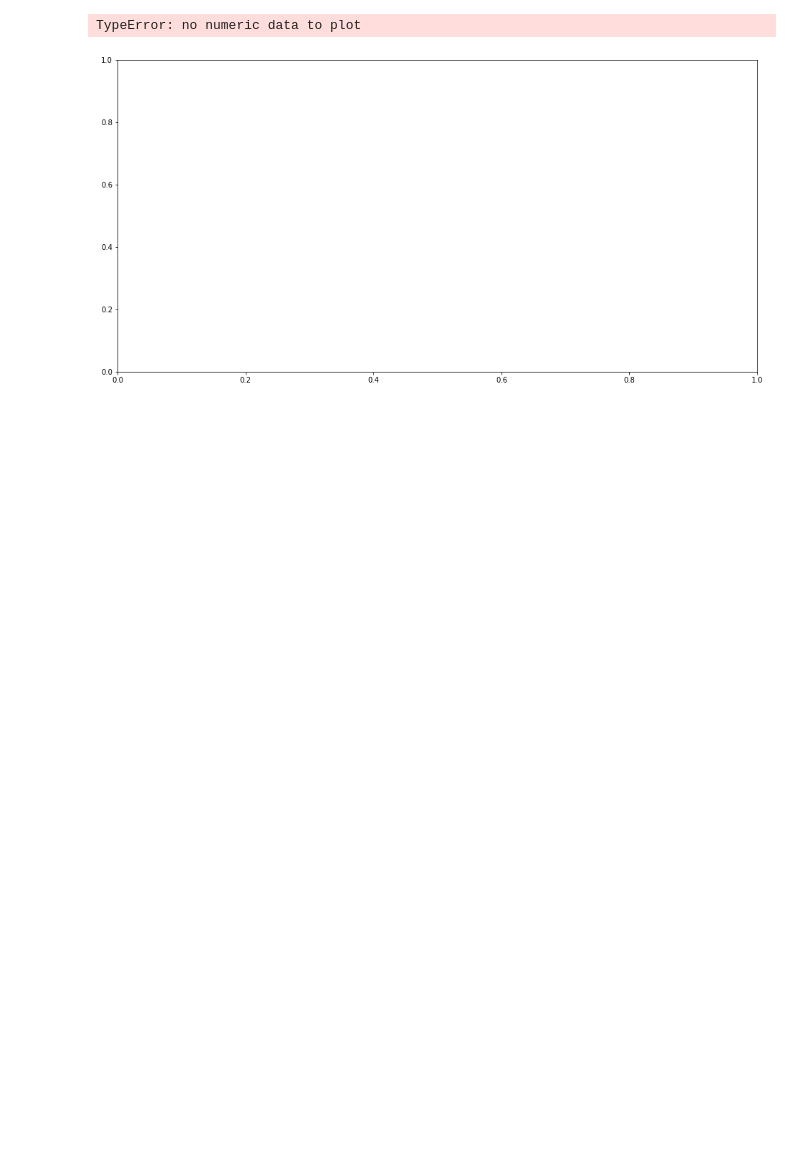
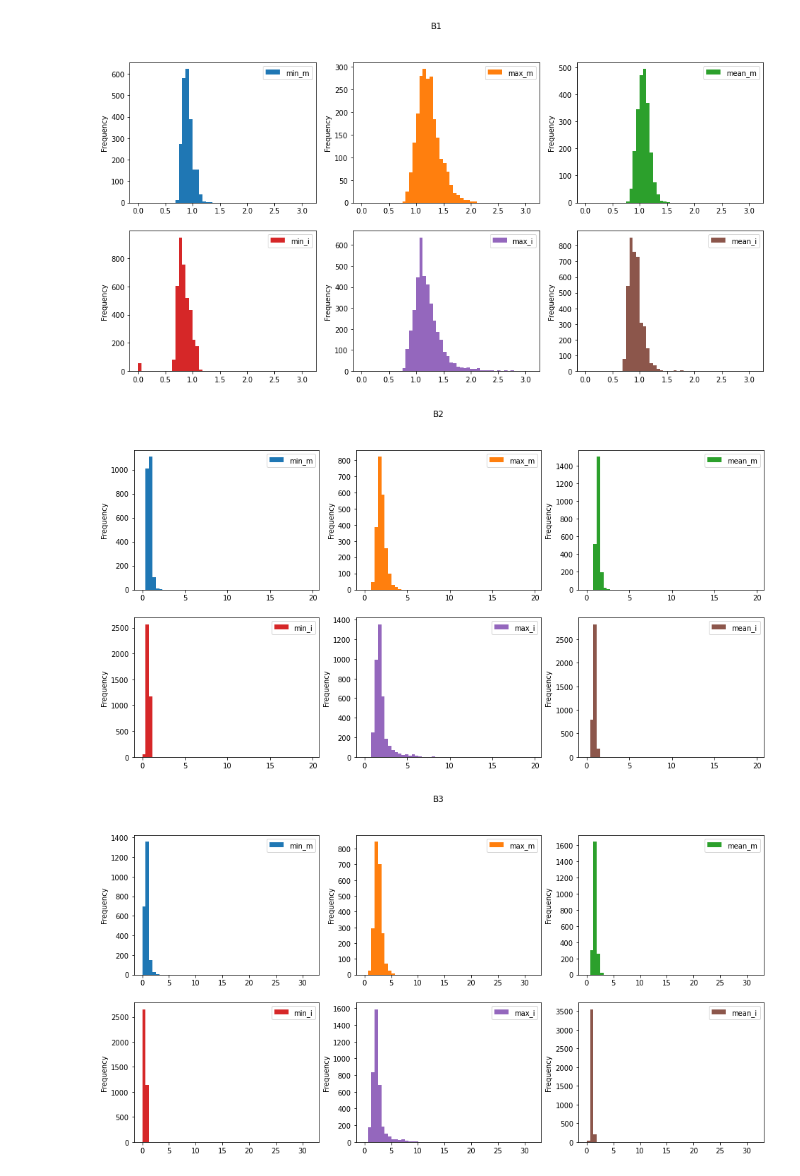
Before and after one commit to SERRA17/landslide-susceptibility, a Jupyter notebook: Analisis de imágenes.ipynb, the cells around one changed output. Drawn from its saved outputs; the diff is of its cells as text; code cells hidden in the pictures; blank space fills up the shorter version.

```diff
--- a/Analisis de imágenes.ipynb
+++ b/Analisis de imágenes.ipynb
@@ -8,3 +8,8 @@ import os
 # %%
 from IPython.core.display import display, HTML
 display(HTML("<style>div.output_scroll { height: 44em; }</style>"))
+# %%
+base_folder=r"C:\temp\UOC\TrainData"
+#base_folder= r'C:\Users\serra\OneDrive\Documents\DATA\train'
+train_folder = base_folder + "\\img\*.h5"
+mask_folder = base_folder + "\\mask\*.h5"
@@ -11,7 +58,3 @@ display(HTML("<style>div.output_scroll { height: 44em; }</style>"))
 # %%
-train_folder = r"C:\temp\UOC\TrainData\img"
-#train_folder = r"C:\temp\UOC\TestData\img"
-mask_folder =  r"C:\temp\UOC\TrainData\mask"
-edt_folder = r"C:\temp\UOC\TrainData\edt"
-da_landslide = pd.DataFrame(columns= {"imagen", "min_m", "max_m", "min_i", "max_i" ,"mean_m", "mean_i","std_m", "std_i","min","max","mean","std","banda"})
-bandas= ("B1","B2","B3","B4","B5","B6","B7","B8","B9","B10","B11","B12","B13","B14")
+da_landslide = pd.DataFrame(columns={"imagen", "min_m", "max_m", "min_i", "max_i", "banda"})
+bandas = ("B1", "B2", "B3", "B4", "B5", "B6", "B7", "B8", "B9", "B10", "B11", "B12", "B13", "B14")
@@ -62,13 +61,14 @@ Text(0.5, 1.0, 'Landslide')
 # %%
-for fichero_t in glob.glob(train_folder + "\\*.h5"):
+for fichero_t in glob.glob(train_folder):
     f_name = os.path.basename(fichero_t)
     f_name = f_name.replace("image", "mask")
-    fichero_m = os.path.join(mask_folder, f_name)
+    base_folder_m = base_folder + "\\mask"
+    fichero_m = os.path.join(base_folder_m,  f_name)
     if (os.path.exists(fichero_m)):
         mask_imagen = h5py.File(fichero_m, 'r')
         masks = mask_imagen['mask']
-        l = np.count_nonzero(masks)
-        if l == 0: continue
+        #l = np.count_nonzero(masks)
+        #if l == 0: continue
         masks_array = np.ma.array(masks)
         train_imagen = h5py.File(fichero_t, 'r')
         imagen = train_imagen['img']
@@ -81,17 +81,22 @@ for fichero_t in glob.glob(train_folder + "\\*.h5"):
             banda_img = np.ma.masked_where(masks_array >= True, banda)
             banda_masks = np.ma.masked_where(masks_array < True, banda)
             indice = len(da_landslide)
+            banda_masks = banda_masks.filled(np.nan)
+            banda_img = banda_img.filled(np.nan)
             da_landslide.loc[indice, ["imagen"]] = f_name
             da_landslide.loc[indice, ["banda"]] = bandas[i]
-            da_landslide.loc[indice, ["min_m"]] = banda_masks.min()
-            da_landslide.loc[indice, ["max_m"]] = banda_masks.max()
-            da_landslide.loc[indice, ["min_i"]] = banda_img.min()
-            da_landslide.loc[indice, ["max_i"]] = banda_img.max()
-            da_landslide.loc[indice, ["mean_m"]] = banda_masks.mean()
-            da_landslide.loc[indice, ["mean_i"]] = banda_img.mean()
-            da_landslide.loc[indice, ["std_m"]] = banda_masks.std()
-            da_landslide.loc[indice, ["std_i"]] = banda_img.std()
+            da_landslide.loc[indice, ["min_i"]] = np.nanmin(banda_img)
+            da_landslide.loc[indice, ["max_i"]] = np.nanmax(banda_img)
+            da_landslide.loc[indice, ["mean_i"]] = np.nanmean(banda_img)
+            da_landslide.loc[indice, ["std_i"]] = np.nanstd(banda_img)
             da_landslide.loc[indice, ["min"]] = banda_tot.min()
             da_landslide.loc[indice, ["max"]] = banda_tot.max()
             da_landslide.loc[indice, ["std"]] = banda_tot.std()
             da_landslide.loc[indice, ["mean"]] = banda_tot.mean()
+            if not (np.isnan(banda_masks).all()):
+                da_landslide.loc[indice, ["min_m"]] = np.nanmin(banda_masks)
+                da_landslide.loc[indice, ["max_m"]] = np.nanmax(banda_masks)
+                da_landslide.loc[indice, ["mean_m"]] = np.nanmean(banda_masks)
+                da_landslide.loc[indice, ["std_m"]] = np.nanstd(banda_masks)
+
+    print(fichero_t)
@@ -98,12 +123,14 @@ for fichero_t in glob.glob(train_folder + "\\*.h5"):
 # %%
+da_landslide = pd.read_csv("parametros_imagenes.csv")
 for i in range(14):
     da_landslide_banda = da_landslide[da_landslide['banda']==bandas[i]]
     fig = plt.figure(figsize=(16,8))
     #da_landslide_banda.plot.hist(subplots=True, layout=(4,1))
     ax = fig.add_subplot(111)
     df = pd.DataFrame(da_landslide_banda[["min_m","max_m","mean_m","min_i","max_i","mean_i"]])
     df.plot.hist(ax=ax, subplots=True,  bins=50 , layout=(2,3), title = bandas[i])
     #plt.suptitle(bandas[i])
 # %% [output]
-TypeError: no numeric data to plot
-[figure, old version]
+[figure, new version]
+[figure, added]
+[figure, added]
```
Also changed, not shown: parts of 11 cells of this notebook, 2 other files.
